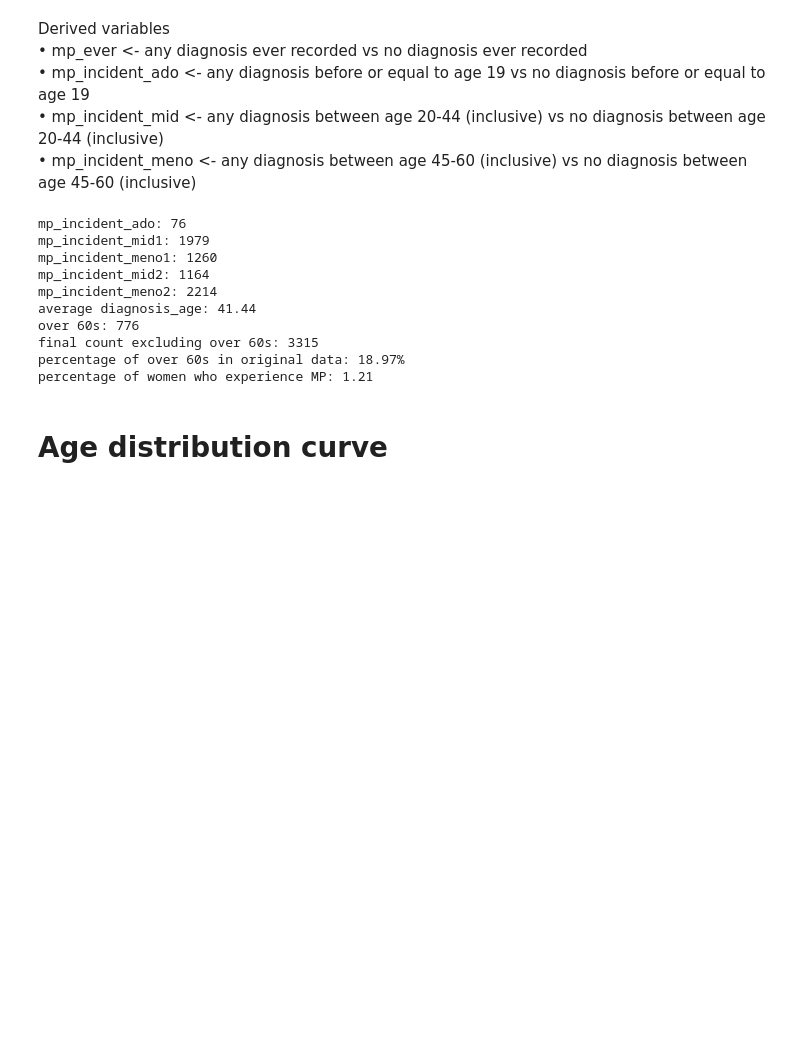
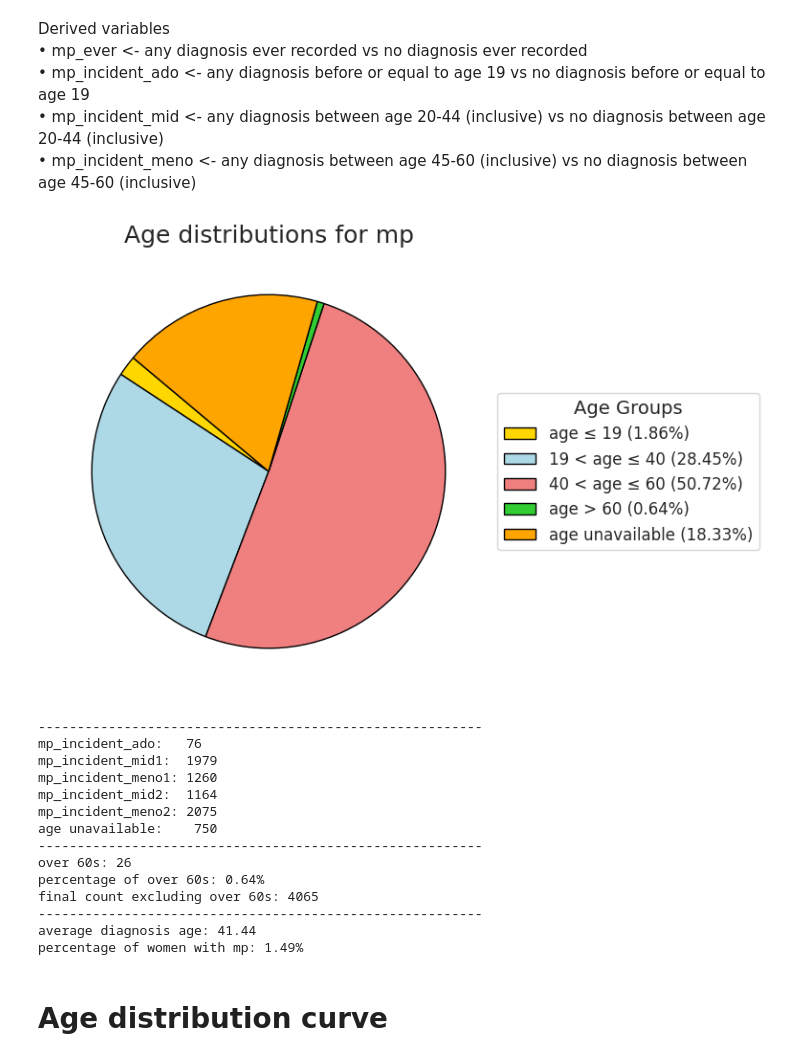
Before and after one commit to adamelkholyy/ukbython, a Jupyter notebook: main.ipynb, the cells around one changed output. Cells and saved outputs as stored; diff of their text form; code cells hidden in the pictures; blank space fills up the shorter version.

```diff
--- a/main.ipynb
+++ b/main.ipynb
@@ -305,0 +283,16 @@ hmb_phenotype.csv saved successfully
+# %%
+def print_summary_statistics(counts):
+    name = counts["name"]
+    print("---------------------------------------------------------")
+    print(f"{name}_incident_ado:   {counts[f'{name}_incident_ado_count']}")
+    print(f"{name}_incident_mid1:  {counts[f'{name}_incident_mid_count1']}")
+    print(f"{name}_incident_meno1: {counts[f'{name}_incident_meno_count1']}")
+    print(f"{name}_incident_mid2:  {counts[f'{name}_incident_mid_count2']}")
+    print(f"{name}_incident_meno2: {counts[f'{name}_incident_meno_count2']}")
+    print(f"age unavailable:    {counts['null_ages']}")
+    print("---------------------------------------------------------")
+    print(f"over 60s: {counts['with_over60s'] - counts['without_over60s']}")
+    print(f"percentage of over 60s: {(((counts['with_over60s'] - counts['without_over60s']) / counts['with_over60s'])  * 100):.2f}%")
+    print(f"final count excluding over 60s: {counts['without_over60s']}")
+    print("---------------------------------------------------------")
+    print(f"average diagnosis age: {counts['avg_diagnosis_age']:.2f}")
@@ -454,23 +468,0 @@ mp_avg_diagnosis_age = mp_phenotype_df.filter(F.col('diagnosis_age').isNotNull()
-# %%
-# print results
-print(f"mp_incident_ado: {mp_incident_ado_count}")
-print(f"mp_incident_mid1: {mp_incident_mid_count1}")
-print(f"mp_incident_meno1: {mp_incident_meno_count1}")
-print(f"mp_incident_mid2: {mp_incident_mid_count2}")
-print(f"mp_incident_meno2: {mp_incident_meno_count2}")
-print(f"average diagnosis_age: {mp_avg_diagnosis_age:.2f}")
-print(f"over 60s: {mp_with_over60s - mp_without_over60s}")
-print(f"final count excluding over 60s: {mp_without_over60s}")
-print(f"percentage of over 60s in original data: {(((mp_with_over60s - mp_without_over60s) / mp_with_over60s)  * 100):.2f}%")
-print(f"percentage of women who experience MP: {((mp_without_over60s / females) * 100):.2f}")
-# %% [output]
-mp_incident_ado: 76
-mp_incident_mid1: 1979
-mp_incident_meno1: 1260
-mp_incident_mid2: 1164
-mp_incident_meno2: 2214
-average diagnosis_age: 41.44
-over 60s: 776
-final count excluding over 60s: 3315
-percentage of over 60s in original data: 18.97%
-percentage of women who experience MP: 1.21
@@ -477,3 +471,23 @@ percentage of women who experience MP: 1.21
+# %%
+plot_counts_pie_chart(mp_counts)
+print_summary_statistics(mp_counts)
+print(f"percentage of women with mp: {((mp_counts['without_over60s'] / 273157) * 100):.2f}%")
+# %% [output]
+[figure, added]
+---------------------------------------------------------
+mp_incident_ado:   76
+mp_incident_mid1:  1979
+mp_incident_meno1: 1260
+mp_incident_mid2:  1164
+mp_incident_meno2: 2075
+age unavailable:    750
+---------------------------------------------------------
+over 60s: 26
+percentage of over 60s: 0.64%
+final count excluding over 60s: 4065
+---------------------------------------------------------
+average diagnosis age: 41.44
+percentage of women with mp: 1.49%
 # %% [markdown]
 # Age distribution curve
 # %%
```
Also changed, not shown: parts of 18 cells of this notebook, 1 other file.
